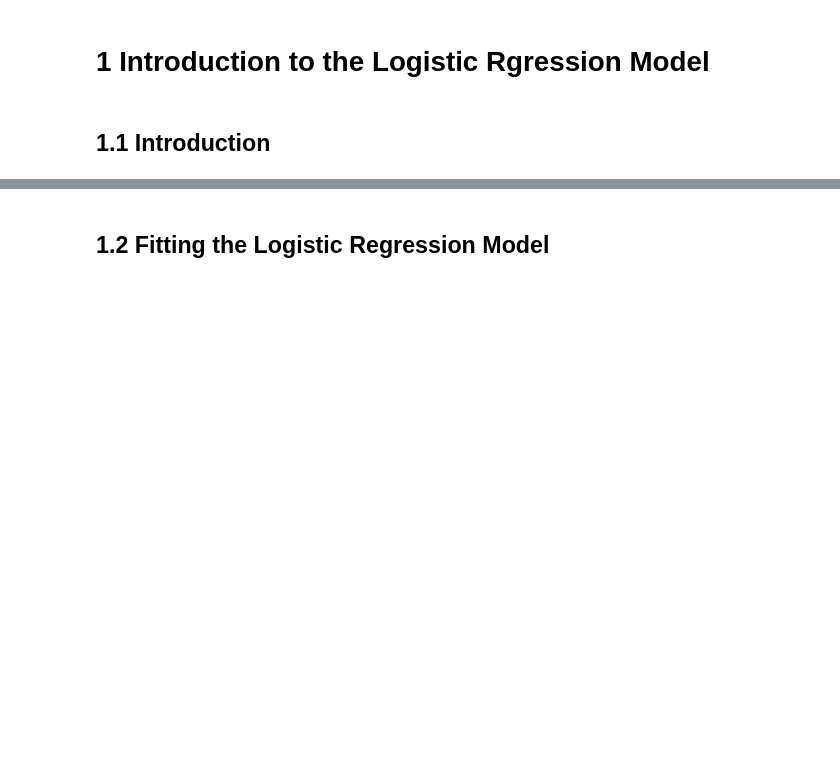
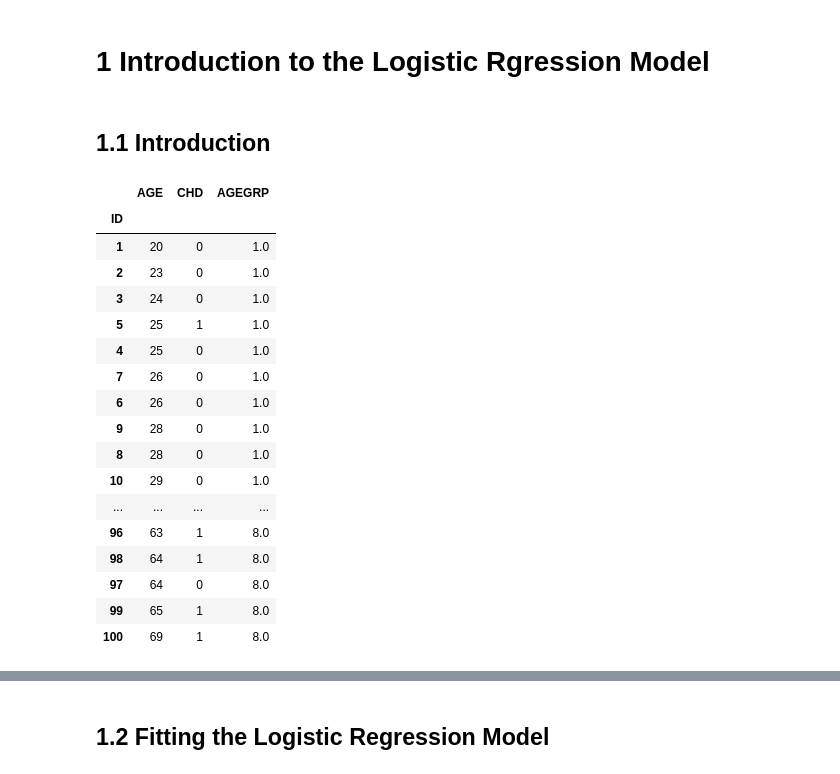
Before and after one commit to szleiye/applied_logistic_regression, a Jupyter notebook: Applied_Logistic_Regression.ipynb, the cells around one changed output, grey strips where cells are left out. Cells and saved outputs as stored; diff of their text form; code cells hidden in the pictures; blank space fills up the shorter version.

```diff
--- a/Applied_Logistic_Regression.ipynb
+++ b/Applied_Logistic_Regression.ipynb
@@ -12,8 +12,43 @@ import math
 %matplotlib inline
 from IPython.core.interactiveshell import InteractiveShell
 InteractiveShell.ast_node_interactivity = "all"
+
+#设置pandas输出所有数据
+pd.set_option('display.max_columns',None)
+pd.set_option('display.max_rows', None)
 # %% [markdown]
 # 1 Introduction to the Logistic Rgression Model
 # %% [markdown]
 ## 1.1 Introduction
+# %%
+#read the data sets CHDAGE
+data = pd.read_table('D:/GitHub/applied_logistic_regression/data/CHDAGE/CHDAGE/CHDAGE.txt',header=0,encoding='gb2312',index_col='ID')
+data.loc[data.AGE<30,'AGEGRP']=1
+data.loc[(data.AGE>=30) & (data.AGE<35),'AGEGRP']=2
+data.loc[(data.AGE>=35) & (data.AGE<40),'AGEGRP']=3
+data.loc[(data.AGE>=40) & (data.AGE<45),'AGEGRP']=4
+data.loc[(data.AGE>=45) & (data.AGE<50),'AGEGRP']=5
+data.loc[(data.AGE>=50) & (data.AGE<55),'AGEGRP']=6
+data.loc[(data.AGE>=55) & (data.AGE<60),'AGEGRP']=7
+data.loc[data.AGE>=60,'AGEGRP']=8
+data
+# %% [output]
+|  | AGE | CHD | AGEGRP |
+| ID |  |  |  |
+| 1 | 20 | 0 | 1.0 |
+| 2 | 23 | 0 | 1.0 |
+| 3 | 24 | 0 | 1.0 |
+| 5 | 25 | 1 | 1.0 |
+| 4 | 25 | 0 | 1.0 |
+| 7 | 26 | 0 | 1.0 |
+| 6 | 26 | 0 | 1.0 |
+| 9 | 28 | 0 | 1.0 |
+| 8 | 28 | 0 | 1.0 |
+| 10 | 29 | 0 | 1.0 |
+| ... | ... | ... | ... |
+| 96 | 63 | 1 | 8.0 |
+| 98 | 64 | 1 | 8.0 |
+| 97 | 64 | 0 | 8.0 |
+| 99 | 65 | 1 | 8.0 |
+| 100 | 69 | 1 | 8.0 |
 # %%
```
Also changed, not shown: parts of 2 cells of this notebook.
